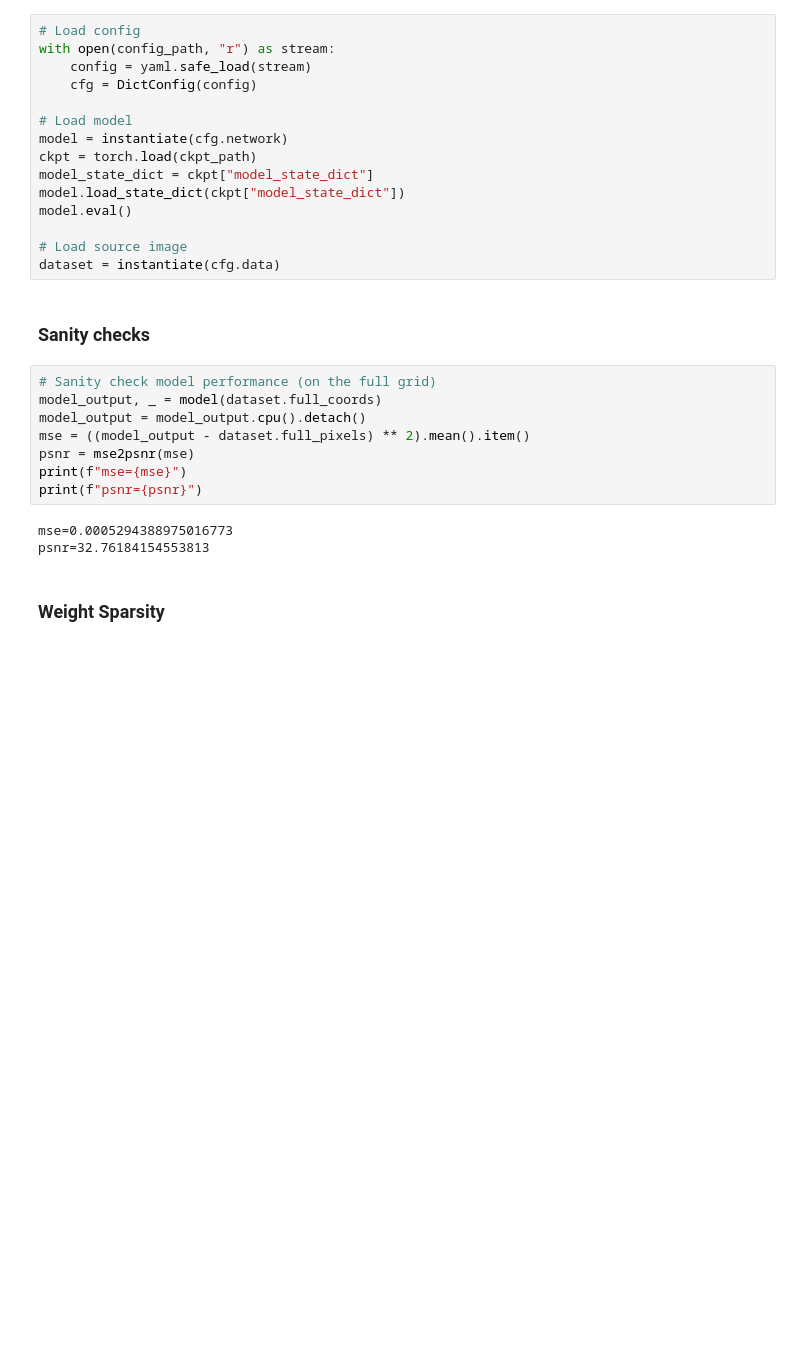
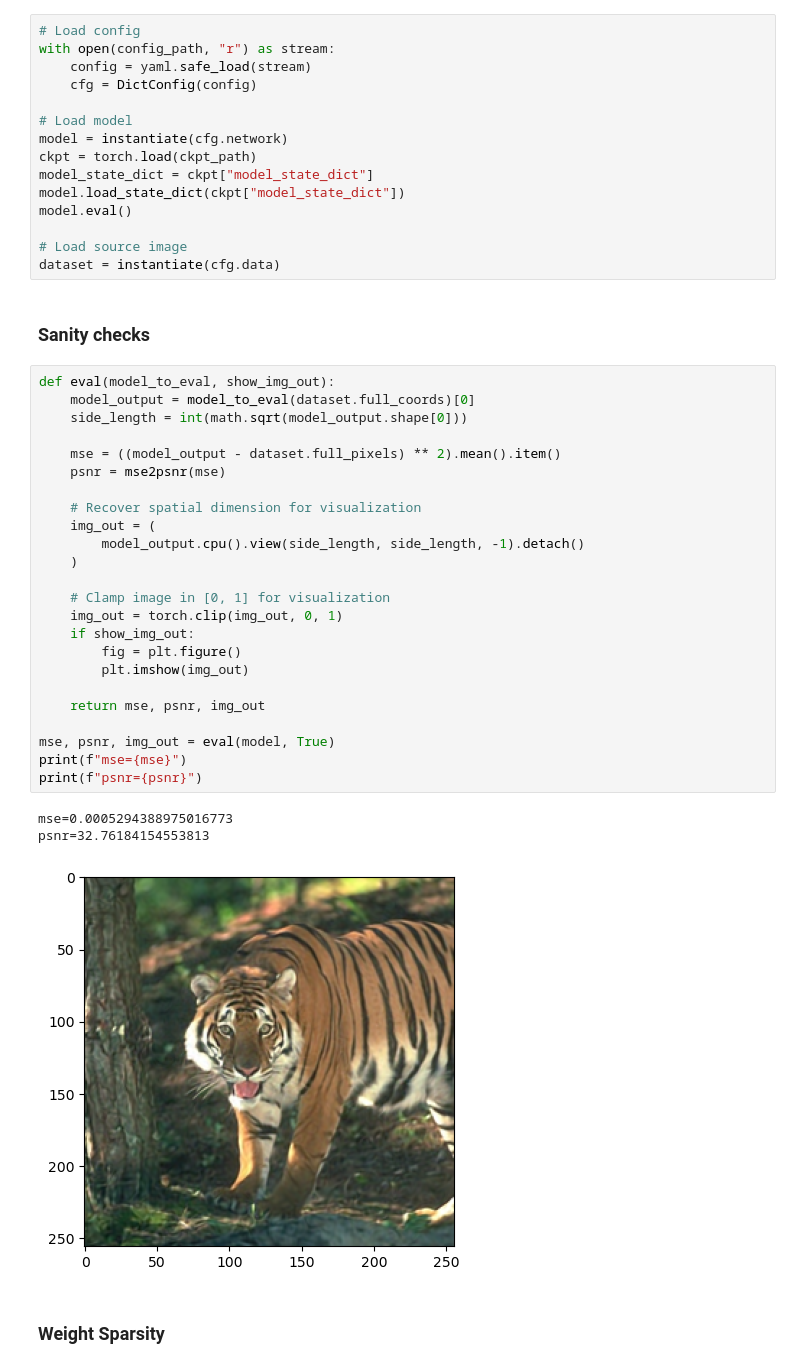
Before and after one commit to LeoZDong/continual_siren, a Jupyter notebook: model_inspector.ipynb, the cells around one changed output. Cells and saved outputs as stored; diff of their text form; blank space fills up the shorter version.

```diff
--- a/model_inspector.ipynb
+++ b/model_inspector.ipynb
@@ -41,17 +50,34 @@ model.eval()
 dataset = instantiate(cfg.data)
 # %% [markdown]
 ### Sanity checks
-# %%
-# Sanity check model performance (on the full grid)
-model_output, _ = model(dataset.full_coords)
-model_output = model_output.cpu().detach()
-mse = ((model_output - dataset.full_pixels) ** 2).mean().item()
-psnr = mse2psnr(mse)
-print(f"mse={mse}")
-print(f"psnr={psnr}")
-# %% [output]
-mse=0.0005294388975016773
-psnr=32.76184154553813
+# %%
+def eval(model_to_eval, show_img_out):
+    model_output = model_to_eval(dataset.full_coords)[0]
+    side_length = int(math.sqrt(model_output.shape[0]))
+
+    mse = ((model_output - dataset.full_pixels) ** 2).mean().item()
+    psnr = mse2psnr(mse)
+
+    # Recover spatial dimension for visualization
+    img_out = (
+        model_output.cpu().view(side_length, side_length, -1).detach()
+    )
+
+    # Clamp image in [0, 1] for visualization
+    img_out = torch.clip(img_out, 0, 1)
+    if show_img_out:
+        fig = plt.figure()
+        plt.imshow(img_out)
+
+    return mse, psnr, img_out
+
+mse, psnr, img_out = eval(model, True)
+print(f"mse={mse}")
+print(f"psnr={psnr}")
+# %% [output]
+mse=0.0005294388975016773
+psnr=32.76184154553813
+[figure, added]
 # %% [markdown]
 ### Weight Sparsity
 # %%
```
Also changed, not shown: parts of 9 cells of this notebook.
